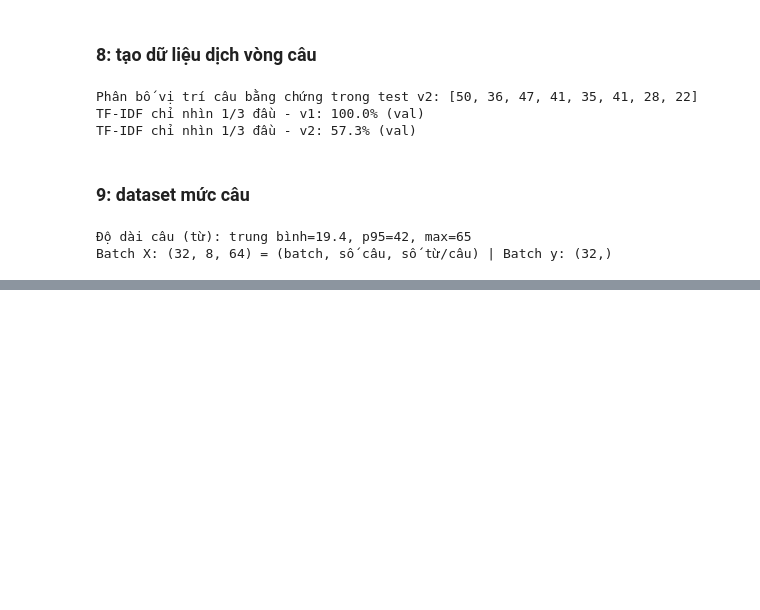
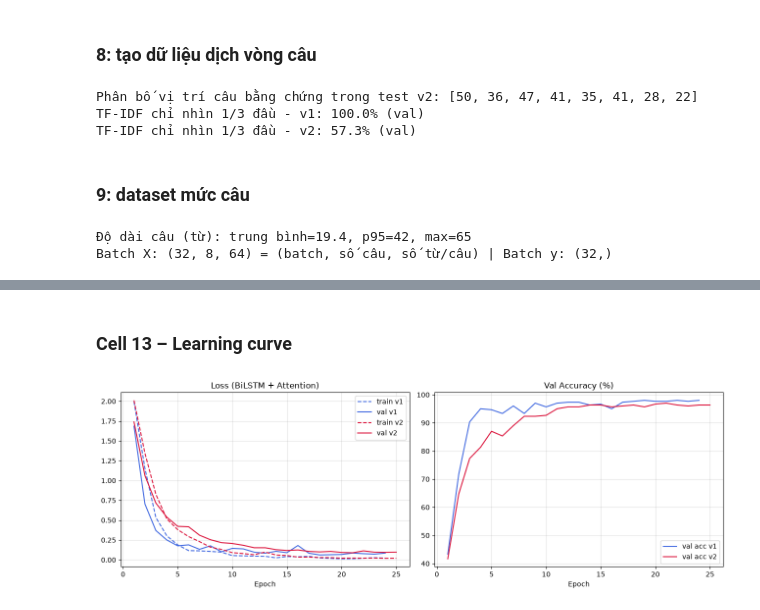
Before and after one commit to ChiEma369/techtrail-ai-engine-v1, a Jupyter notebook: RNN&LSTM.ipynb, the cells around one changed output, grey strips where cells are left out. Drawn from its saved outputs; the diff is of its cells as text; code cells hidden in the pictures; blank space fills up the shorter version.

Commit message:
cài attention, so sánh 4 mô hình x 5 seed, learning curve

```diff
--- a/RNN&LSTM.ipynb
+++ b/RNN&LSTM.ipynb
@@ -711,0 +831,31 @@ Batch X: (32, 8, 64) = (batch, số câu, số từ/câu) | Batch y: (32,)
+# %%
+import pandas as pd
+SEEDS = [0, 1, 2, 3, 4]
+MODES = ['mlp', 'lstm', 'bilstm', 'bilstm_attn']
+L1s = make_loaders(v1, permute_test=True)
+L2s = make_loaders(v2, permute_test=True)
+
+rows, store = [], {}
+for ver, L, Ls in [('v1 (bằng chứng ở câu đầu)', L1, L1s), ('v2 (vị trí ngẫu nhiên)', L2, L2s)]:
+    for mode in MODES:
+        for seed in SEEDS:
+            model, hist, r = run_one(mode, L, seed, extra_test=Ls['test'])
+            if mode == 'bilstm_attn':
+                store[(ver, seed)] = (model, hist)
+            rows.append({'data': ver, 'model': mode, 'seed': seed, 'acc': r['test_acc'],
+                         'f1': r['macro_f1'], 'acc_shuffled': r['test_acc_shuffled'], 'params': r['params']})
+        print(f"xong {ver} / {mode}")
+
+res = pd.DataFrame(rows)
+summary = res.groupby(['data', 'model']).agg(
+    acc_mean=('acc', 'mean'), acc_std=('acc', 'std'),
+    f1_mean=('f1', 'mean'), f1_std=('f1', 'std'),
+    acc_shuffled=('acc_shuffled', 'mean'), params=('params', 'first')).reindex(
+    pd.MultiIndex.from_product([res['data'].unique(), MODES]))
+summary['Accuracy %'] = (summary.acc_mean*100).round(2).astype(str) + ' ± ' + (summary.acc_std*100).round(2).astype(str)
+summary['Macro-F1'] = summary.f1_mean.round(4).astype(str) + ' ± ' + summary.f1_std.round(4).astype(str)
+summary['Acc khi xáo câu %'] = (summary.acc_shuffled*100).round(2)
+os.makedirs('results', exist_ok=True)
+res.to_csv('results/runs_all.csv', index=False)
+summary.to_csv('results/summary_table.csv')
+summary[['Accuracy %', 'Macro-F1', 'Acc khi xáo câu %', 'params']]
@@ -711,0 +880,15 @@ Batch X: (32, 8, 64) = (batch, số câu, số từ/câu) | Batch y: (32,)
+# %% [markdown]
+### Cell 13 – Learning curve
+# %%
+fig, axes = plt.subplots(1, 2, figsize=(13, 4.5))
+for ver, c in [('v1 (bằng chứng ở câu đầu)', 'royalblue'), ('v2 (vị trí ngẫu nhiên)', 'crimson')]:
+    _, h = store[(ver, 0)]
+    ep = range(1, len(h['train_loss']) + 1)
+    axes[0].plot(ep, h['train_loss'], '--', color=c, label=f'train {ver[:2]}')
+    axes[0].plot(ep, h['val_loss'], '-', color=c, label=f'val {ver[:2]}')
+    axes[1].plot(ep, [a*100 for a in h['val_acc']], color=c, label=f'val acc {ver[:2]}')
+axes[0].set_title('Loss (BiLSTM + Attention)'); axes[0].set_xlabel('Epoch'); axes[0].legend(); axes[0].grid(alpha=.4)
+axes[1].set_title('Val Accuracy (%)'); axes[1].set_xlabel('Epoch'); axes[1].legend(); axes[1].grid(alpha=.4)
+plt.tight_layout(); plt.savefig('results/attn_learning_curves.png', dpi=200); plt.show()
+# %% [output]
+[figure, added]
```
Also changed, not shown: parts of 11 cells of this notebook, 3 other files.
